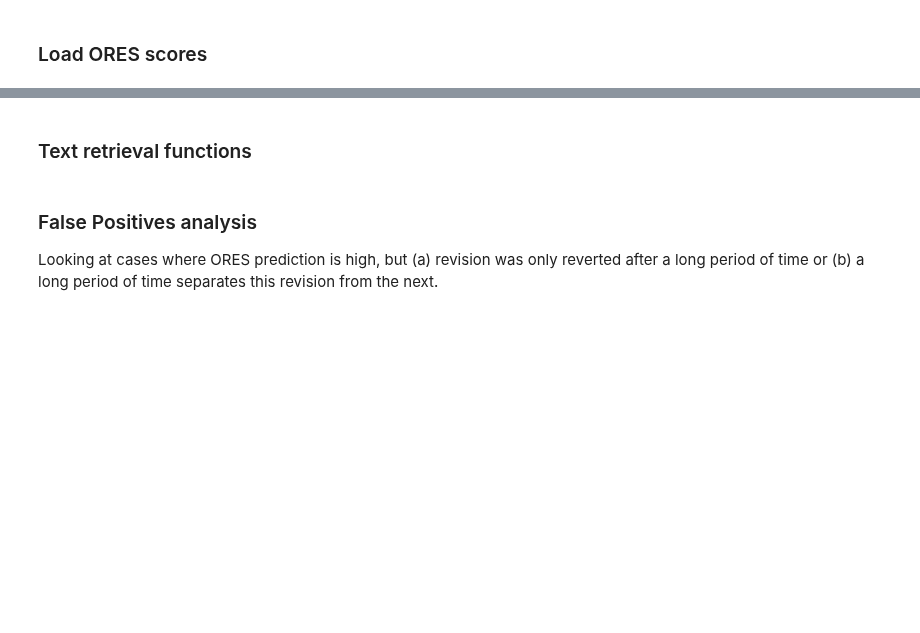
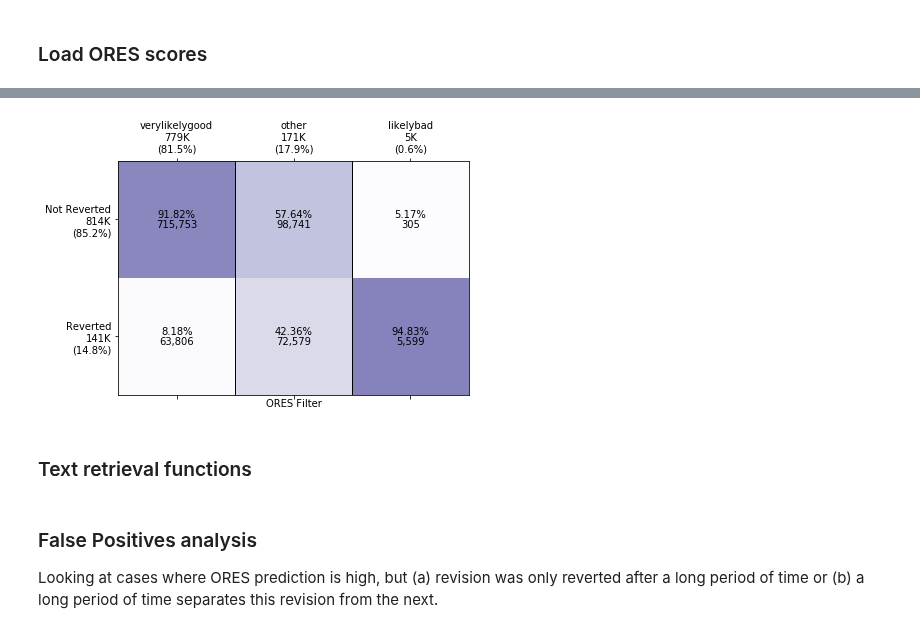
Before and after one commit to levon003/wiki-ores-feedback, a Jupyter notebook: notebook/SampleInitialAnalysis.ipynb, the cells around one changed output, grey strips where cells are left out. Drawn from its saved outputs; the diff is of its cells as text; code cells hidden in the pictures; blank space fills up the shorter version.

```diff
--- a/notebook/SampleInitialAnalysis.ipynb
+++ b/notebook/SampleInitialAnalysis.ipynb
@@ -194,3 +332,41 @@ scipy.stats.pearsonr(reverted_subset.damaging_prob, np.log(np.clip(reverted_subs
+# %%
+# revert status X ORES prediction bucket
+# this shows the percentage of initiations from users to each type of site, broken down by initiating user type
+
+fig, ax = plt.subplots(1, 1, figsize=(6, 4))
+
+rev_pcts = rev_counts.copy()
+for j in range(3):
+    filter_total = rev_pcts[:,j].sum()
+    rev_pcts[:,j] = rev_pcts[:,j] / filter_total * 100
+ax.matshow(rev_pcts, cmap=new_cmap)
+plt.xlabel("ORES Filter")
+#plt.ylabel("Reverted?")
+ores_filter_labels = [f"{display_label}\n{int(rev_counts.sum(axis=0)[i]/1000):,}K\n({int(rev_counts.sum(axis=0)[i]) / len(rev_df) * 100:.1f}%)"
+               for i, display_label
+               in enumerate(['verylikelygood', 'other', 'likelybad'])
+              ]
+revert_labels = [f"{display_label}\n{int(np.sum(rev_df.is_reverted == i)/1000):,}K\n({np.sum(rev_df.is_reverted == i) / len(rev_df) * 100:.1f}%)"
+               for i, display_label
+               in enumerate(['Not Reverted', 'Reverted'])
+              ]
+plt.xticks(ticks=[0, 1, 2], labels=ores_filter_labels)
+plt.yticks(ticks=[0, 1], labels=revert_labels)
+for i in range(2):  # revert status
+    for j in range(3):  # ores filter
+        pct = f"{rev_pcts[i, j]:.2f}%"
+        plt.text(j, i, pct, verticalalignment='bottom', horizontalalignment='center')
+        count = f"{int(rev_counts[i, j]):,}"
+        plt.text(j, i, count, verticalalignment='top', horizontalalignment='center')
+plt.axvline(0.5, color='black', linewidth=1)
+plt.axvline(1.5, color='black', linewidth=1)
+
+plt.tight_layout(pad=0)
+plt.margins(0,0)
+#fig.savefig(fname=os.path.join(figures_dir,"initiations_author_role_matrix.pdf"), dpi=200, bbox_inches='tight', pad_inches = 0)
+plt.show()
+# %% [output]
+[figure, added]
 # %% [markdown]
 ### Text retrieval functions
 # %%
```
Also changed, not shown: parts of 36 cells of this notebook.
